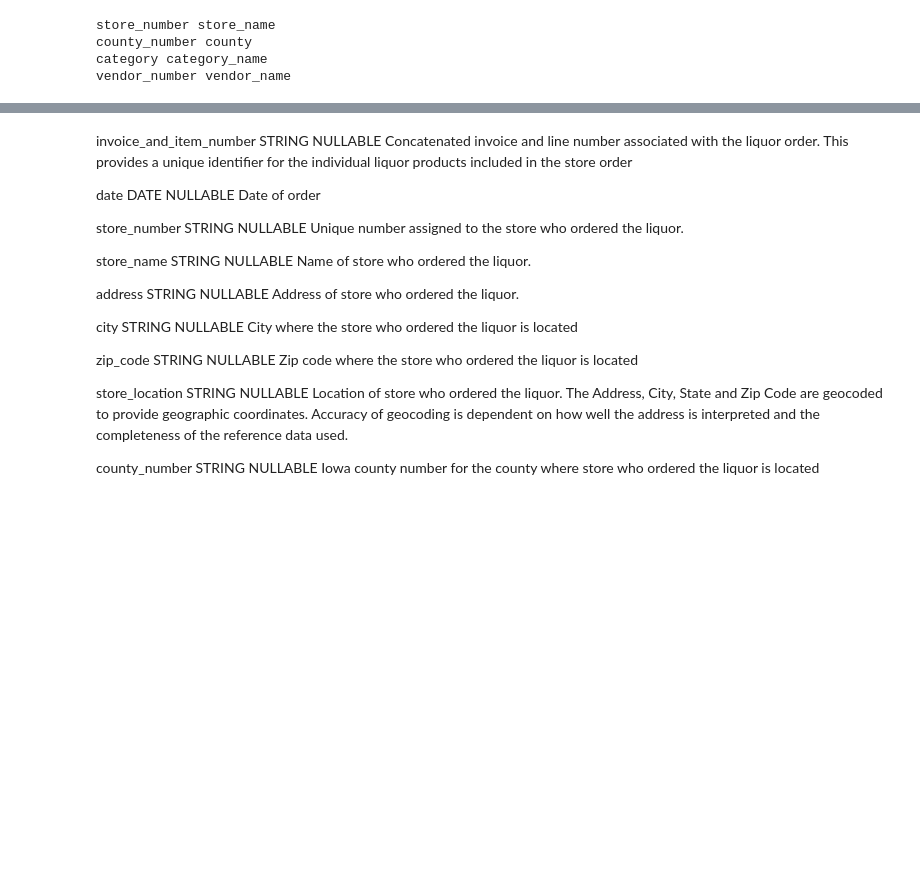
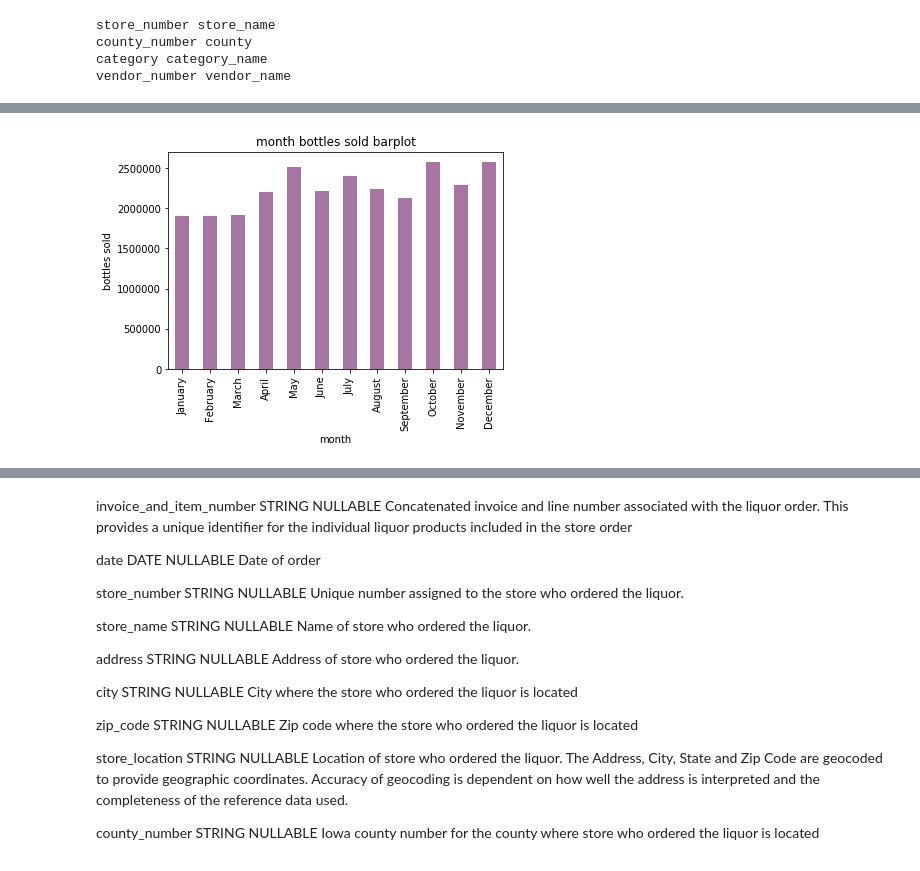
Before and after one commit to krawch1989/iowa_liquor_sales, a Jupyter notebook: main_iowa_liquor.ipynb, the cells around one changed output, grey strips where cells are left out. Cells and saved outputs as stored; diff of their text form; code cells hidden in the pictures; blank space fills up the shorter version.

```diff
--- a/main_iowa_liquor.ipynb
+++ b/main_iowa_liquor.ipynb
@@ -199,0 +205,8 @@ df
+# %%
+df[['month','bottles_sold']].groupby(['month'],
+  as_index=True)['bottles_sold'].sum()[['January', 'February','March','April',
+                                        'May','June','July','August','September','October','November','December']].plot(kind='bar', color='#a675a1')
+plt.title('month bottles sold barplot');
+plt.ylabel('bottles sold');
+# %% [output]
+[figure, added]
```
Also changed, not shown: parts of 9 cells of this notebook.
